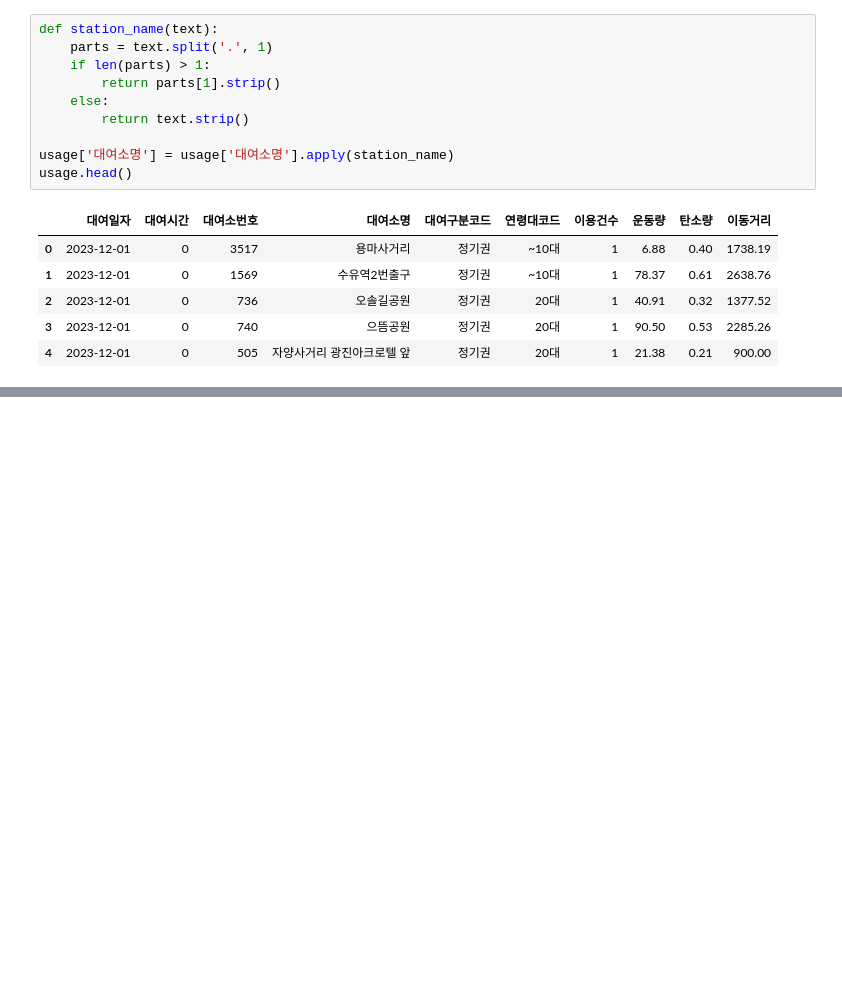
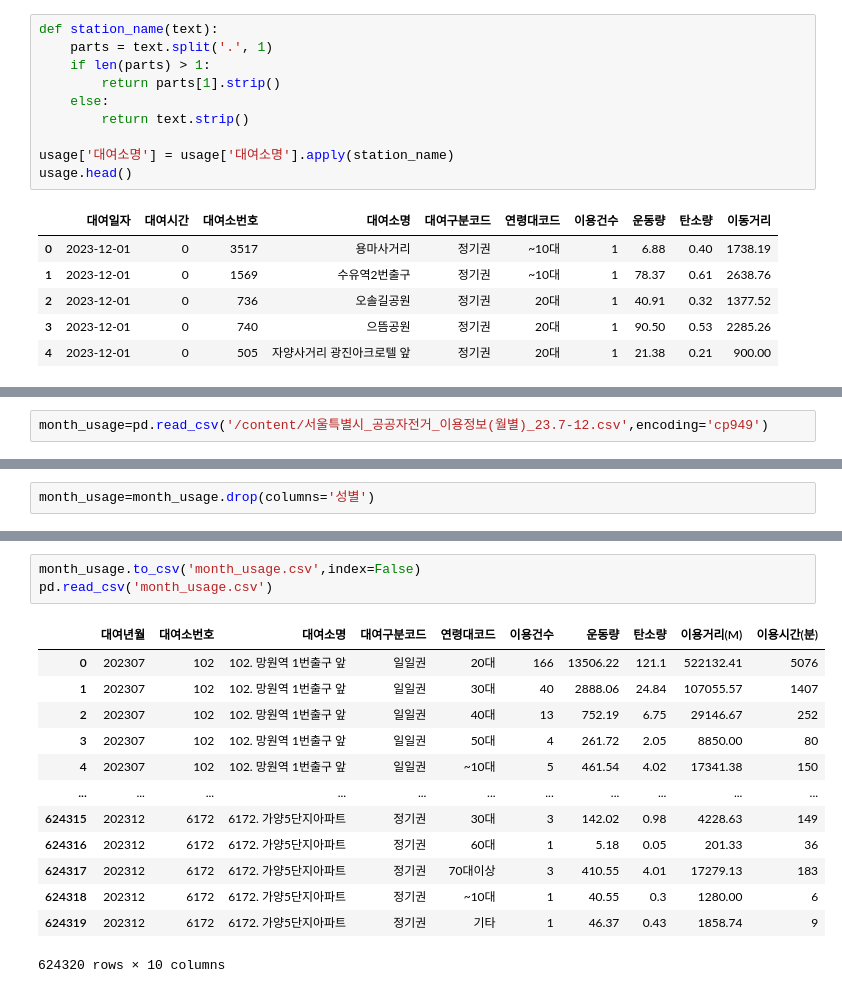
Before and after one commit to b00kkk/bikeseoul, a Jupyter notebook: seoulbike_processing.ipynb, the cells around one changed output, grey strips where cells are left out. Cells and saved outputs as stored; diff of their text form; blank space fills up the shorter version.

```diff
--- a/seoulbike_processing.ipynb
+++ b/seoulbike_processing.ipynb
@@ -107,0 +127,2 @@ usage.head()
+# %%
+month_usage=pd.read_csv('/content/서울특별시_공공자전거_이용정보(월별)_23.7-12.csv',encoding='cp949')
@@ -107,0 +153,2 @@ usage.head()
+# %%
+month_usage=month_usage.drop(columns='성별')
@@ -107,0 +190,17 @@ usage.head()
+# %%
+month_usage.to_csv('month_usage.csv',index=False)
+pd.read_csv('month_usage.csv')
+# %% [output]
+|  | 대여년월 | 대여소번호 | 대여소명 | 대여구분코드 | 연령대코드 | 이용건수 | 운동량 | 탄소량 | 이용거리(M) | 이용시간(분) |
+| 0 | 202307 | 102 | 102. 망원역 1번출구 앞 | 일일권 | 20대 | 166 | 13506.22 | 121.1 | 522132.41 | 5076 |
+| 1 | 202307 | 102 | 102. 망원역 1번출구 앞 | 일일권 | 30대 | 40 | 2888.06 | 24.84 | 107055.57 | 1407 |
+| 2 | 202307 | 102 | 102. 망원역 1번출구 앞 | 일일권 | 40대 | 13 | 752.19 | 6.75 | 29146.67 | 252 |
+| 3 | 202307 | 102 | 102. 망원역 1번출구 앞 | 일일권 | 50대 | 4 | 261.72 | 2.05 | 8850.00 | 80 |
+| 4 | 202307 | 102 | 102. 망원역 1번출구 앞 | 일일권 | ~10대 | 5 | 461.54 | 4.02 | 17341.38 | 150 |
+| ... | ... | ... | ... | ... | ... | ... | ... | ... | ... | ... |
+| 624315 | 202312 | 6172 | 6172. 가양5단지아파트 | 정기권 | 30대 | 3 | 142.02 | 0.98 | 4228.63 | 149 |
+| 624316 | 202312 | 6172 | 6172. 가양5단지아파트 | 정기권 | 60대 | 1 | 5.18 | 0.05 | 201.33 | 36 |
+| 624317 | 202312 | 6172 | 6172. 가양5단지아파트 | 정기권 | 70대이상 | 3 | 410.55 | 4.01 | 17279.13 | 183 |
+| 624318 | 202312 | 6172 | 6172. 가양5단지아파트 | 정기권 | ~10대 | 1 | 40.55 | 0.3 | 1280.00 | 6 |
+| 624319 | 202312 | 6172 | 6172. 가양5단지아파트 | 정기권 | 기타 | 1 | 46.37 | 0.43 | 1858.74 | 9 |
+624320 rows × 10 columns
```
Also changed, not shown: parts of 16 cells of this notebook.
